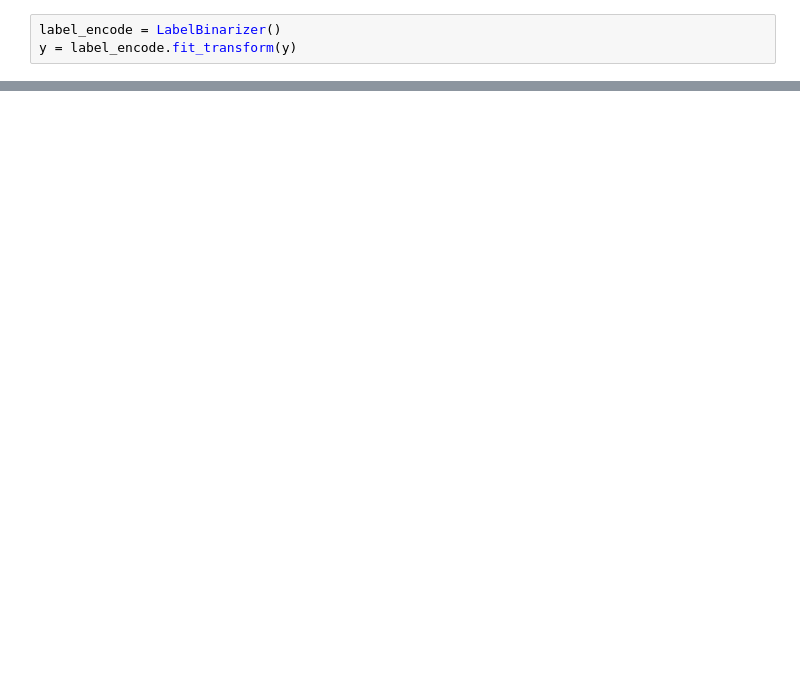
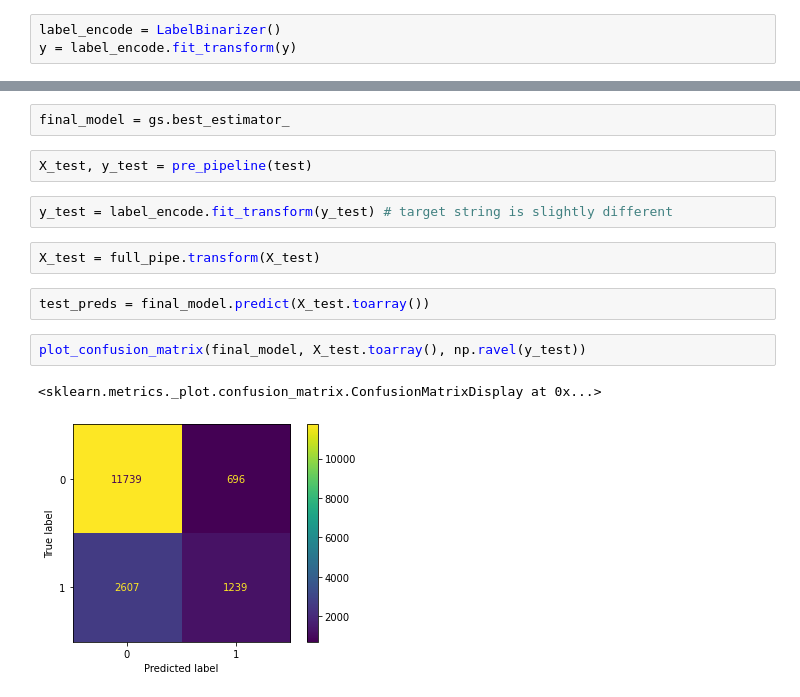
Before and after one commit to caiomts/infamous-ml-projects, a Jupyter notebook: notebooks/adult_classifier.ipynb, the cells around one changed output, grey strips where cells are left out. Saved outputs shown, nothing was run; the diff lists cells and outputs as text; blank space fills up the shorter version.

```diff
--- a/notebooks/adult_classifier.ipynb
+++ b/notebooks/adult_classifier.ipynb
@@ -607,0 +724,15 @@ for predic in predictions:
+# %%
+final_model = gs.best_estimator_
+# %%
+X_test, y_test = pre_pipeline(test)
+# %%
+y_test = label_encode.fit_transform(y_test) # target string is slightly different
+# %%
+X_test = full_pipe.transform(X_test)
+# %%
+test_preds = final_model.predict(X_test.toarray())
+# %%
+plot_confusion_matrix(final_model, X_test.toarray(), np.ravel(y_test))
+# %% [output]
+<sklearn.metrics._plot.confusion_matrix.ConfusionMatrixDisplay at 0x...>
+[figure, added]
```
Also changed, not shown: parts of 40 cells of this notebook.
